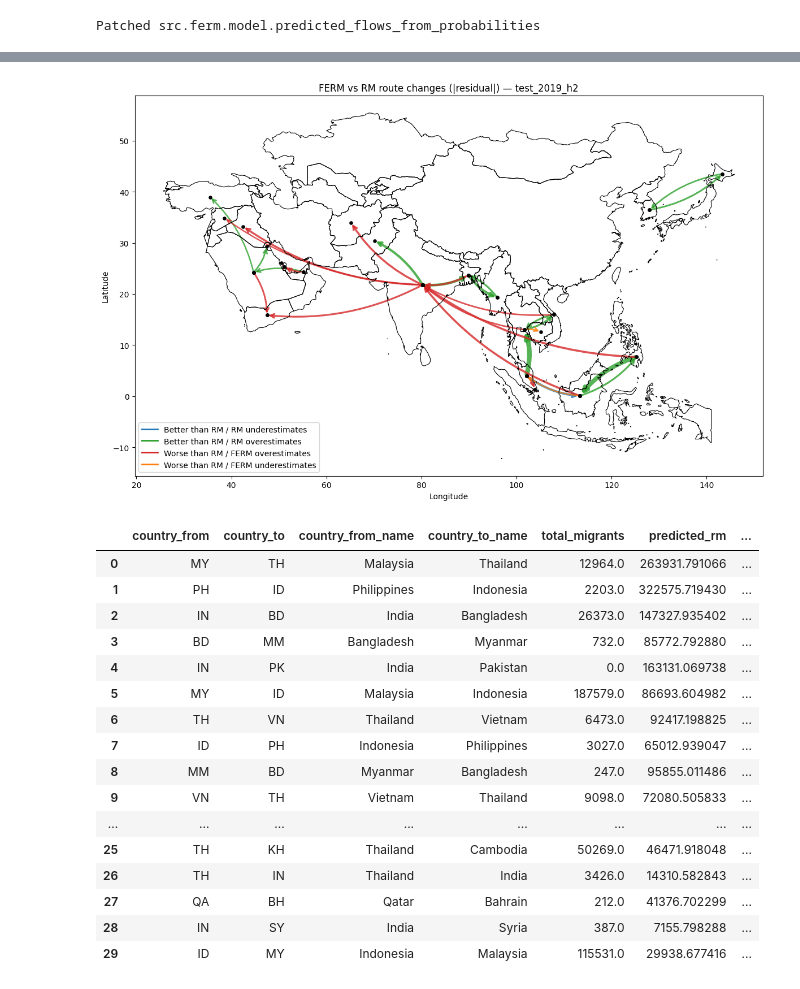
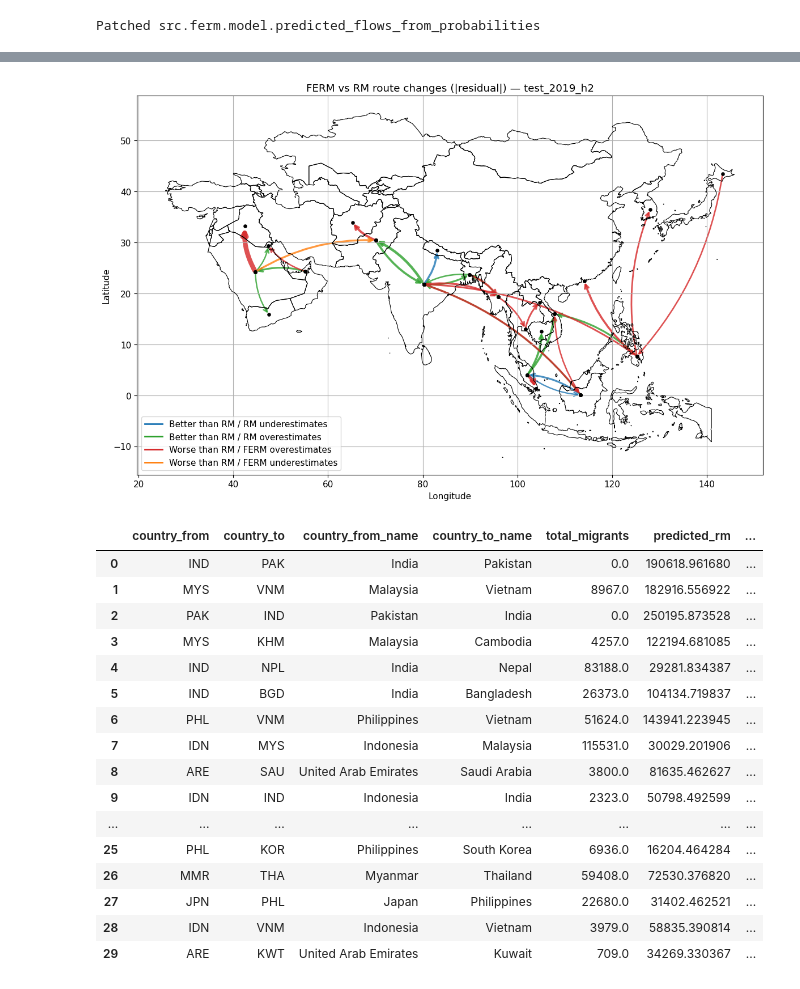
Before and after one commit to tomscag/FERM_python, a Jupyter notebook: notebook.ipynb, the cells around one changed output, grey strips where cells are left out. Cells and saved outputs as stored; diff of their text form; code cells hidden in the pictures.

```diff
--- a/notebook.ipynb
+++ b/notebook.ipynb
@@ -1058 +1418,13 @@ FERM_relational_diplo_disagreement   2070       6186048.0        6186048.0 4755.
 [figure]
+# %%
+comp_abel = comparisons_abel[only_label]["comparison"].rename(
+    {"num_migrants": "total_migrants"}, axis=1
+)
+
+plot_rm_vs_ferm_error_scatter(
+    comp_rm,
+    comp_abel,
+    label=f"{only_label} Abel stock",
+    metric="abs_log",
+    niche_type="abel_stock",
+)
@@ -1137,29 +1807,29 @@ plot_ferm_vs_rm_route_change_ex(
 # %%
 from src.ferm.plotting import plot_ferm_vs_rm_route_change
 
 plot_ferm_vs_rm_route_change(
     comp_rm,
-    comp_rel,
+    comp_abel,
     label=only_label,
     metric="abs_error",
     country_geo=country_geo,
     continent_gdf=continent_gdf,)
 # %% [output]
-[figure, old version]
+[figure, new version]
 |  | country_from | country_to | country_from_name | country_to_name | total_migrants | predicted_rm | ... |
-| 0 | MY | TH | Malaysia | Thailand | 12964.0 | 263931.791066 | ... |
-| 1 | PH | ID | Philippines | Indonesia | 2203.0 | 322575.719430 | ... |
-| 2 | IN | BD | India | Bangladesh | 26373.0 | 147327.935402 | ... |
-| 3 | BD | MM | Bangladesh | Myanmar | 732.0 | 85772.792880 | ... |
-| 4 | IN | PK | India | Pakistan | 0.0 | 163131.069738 | ... |
-| 5 | MY | ID | Malaysia | Indonesia | 187579.0 | 86693.604982 | ... |
-| 6 | TH | VN | Thailand | Vietnam | 6473.0 | 92417.198825 | ... |
-| 7 | ID | PH | Indonesia | Philippines | 3027.0 | 65012.939047 | ... |
-| 8 | MM | BD | Myanmar | Bangladesh | 247.0 | 95855.011486 | ... |
-| 9 | VN | TH | Vietnam | Thailand | 9098.0 | 72080.505833 | ... |
+| 0 | IND | PAK | India | Pakistan | 0.0 | 190618.961680 | ... |
+| 1 | MYS | VNM | Malaysia | Vietnam | 8967.0 | 182916.556922 | ... |
+| 2 | PAK | IND | Pakistan | India | 0.0 | 250195.873528 | ... |
+| 3 | MYS | KHM | Malaysia | Cambodia | 4257.0 | 122194.681085 | ... |
+| 4 | IND | NPL | India | Nepal | 83188.0 | 29281.834387 | ... |
+| 5 | IND | BGD | India | Bangladesh | 26373.0 | 104134.719837 | ... |
+| 6 | PHL | VNM | Philippines | Vietnam | 51624.0 | 143941.223945 | ... |
+| 7 | IDN | MYS | Indonesia | Malaysia | 115531.0 | 30029.201906 | ... |
+| 8 | ARE | SAU | United Arab Emirates | Saudi Arabia | 3800.0 | 81635.462627 | ... |
+| 9 | IDN | IND | Indonesia | India | 2323.0 | 50798.492599 | ... |
 | ... | ... | ... | ... | ... | ... | ... | ... |
-| 25 | TH | KH | Thailand | Cambodia | 50269.0 | 46471.918048 | ... |
-| 26 | TH | IN | Thailand | India | 3426.0 | 14310.582843 | ... |
-| 27 | QA | BH | Qatar | Bahrain | 212.0 | 41376.702299 | ... |
-| 28 | IN | SY | India | Syria | 387.0 | 7155.798288 | ... |
-| 29 | ID | MY | Indonesia | Malaysia | 115531.0 | 29938.677416 | ... |
+| 25 | PHL | KOR | Philippines | South Korea | 6936.0 | 16204.464284 | ... |
+| 26 | MMR | THA | Myanmar | Thailand | 59408.0 | 72530.376820 | ... |
+| 27 | JPN | PHL | Japan | Philippines | 22680.0 | 31402.462521 | ... |
+| 28 | IDN | VNM | Indonesia | Vietnam | 3979.0 | 58835.390814 | ... |
+| 29 | ARE | KWT | United Arab Emirates | Kuwait | 709.0 | 34269.330367 | ... |
```
Also changed, not shown: parts of 13 cells of this notebook, 11 other files.
